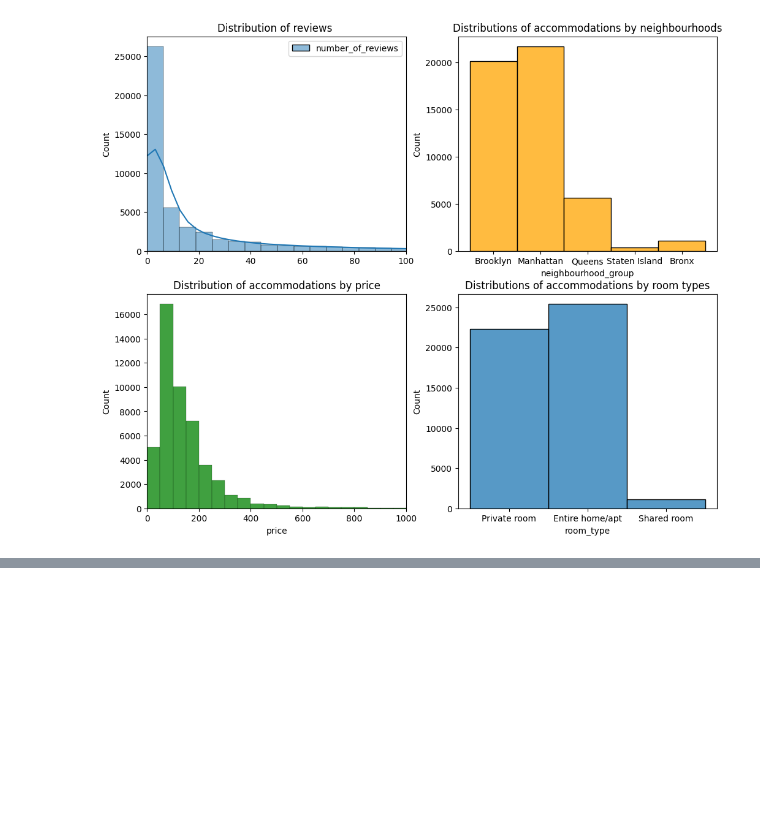
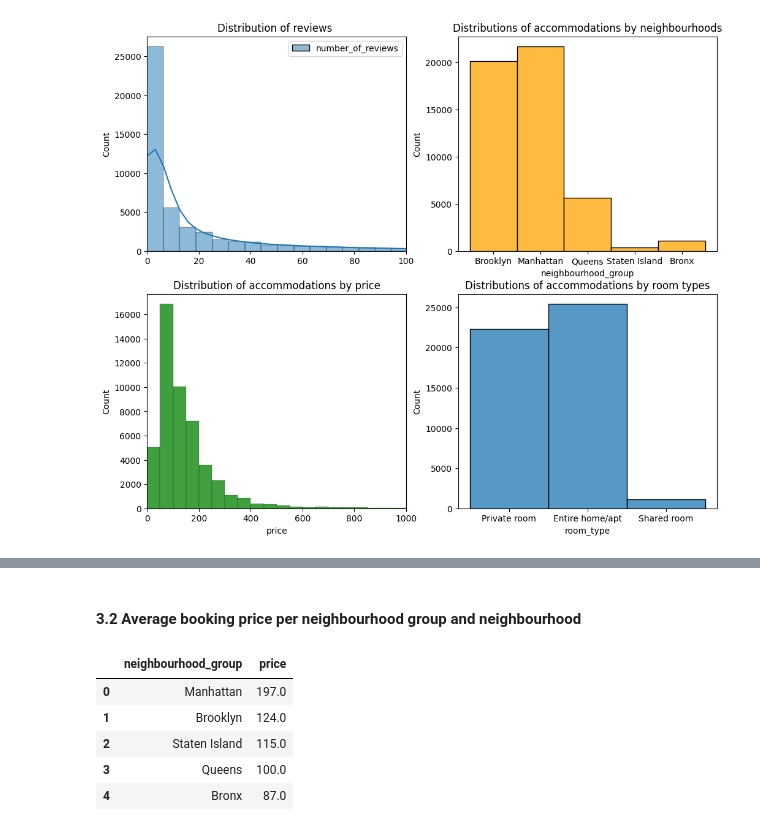
Before and after one commit to Dimasaur/my-airbnb-repo, a Jupyter notebook: airbnb_file.ipynb, the cells around one changed output, grey strips where cells are left out. Saved outputs shown, nothing was run; the diff lists cells and outputs as text; code cells hidden in the pictures; blank space fills up the shorter version.

```diff
--- a/airbnb_file.ipynb
+++ b/airbnb_file.ipynb
@@ -94,0 +115,14 @@ nyc_map
+# %% [markdown]
+#### 3.2 Average booking price per neighbourhood group and neighbourhood
+# %%
+avg_price_neigroup = data.groupby('neighbourhood_group')['price'].mean().round(0).reset_index()
+avg_price_neigroup = avg_price_neigroup.sort_values(by="price", ascending=False).reset_index()
+avg_price_neigroup = avg_price_neigroup.drop(columns='index')
+avg_price_neigroup
+# %% [output]
+|  | neighbourhood_group | price |
+| 0 | Manhattan | 197.0 |
+| 1 | Brooklyn | 124.0 |
+| 2 | Staten Island | 115.0 |
+| 3 | Queens | 100.0 |
+| 4 | Bronx | 87.0 |
```
Also changed, not shown: parts of 10 cells of this notebook.
